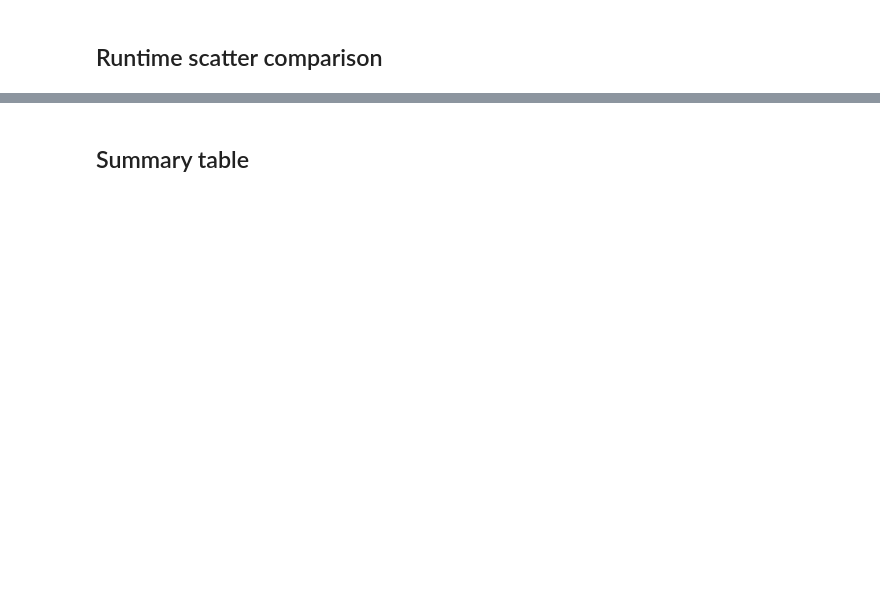
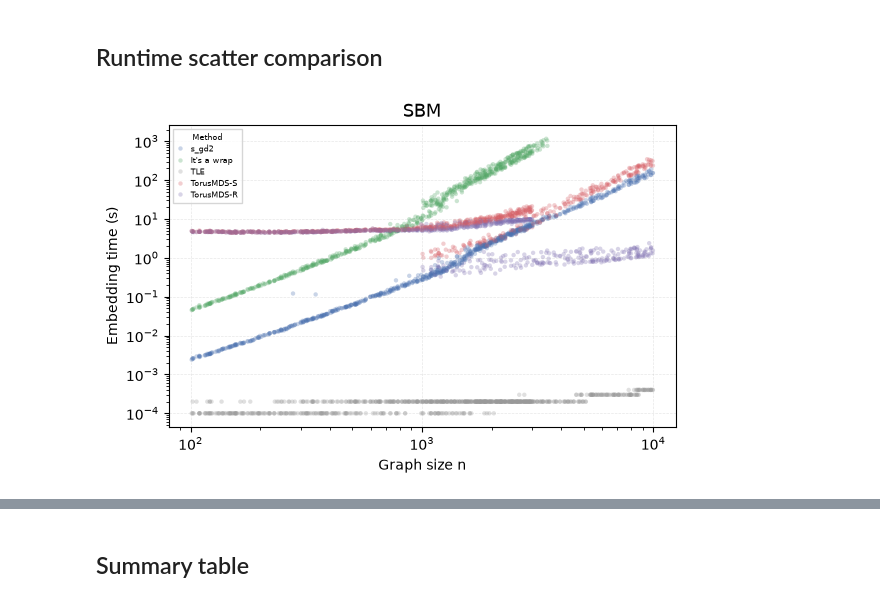
Before and after one commit to JacobLMiller/torus-mds, a Jupyter notebook: verification_experiments/sbm_results_normalized.ipynb, the cells around one changed output, grey strips where cells are left out. Drawn from its saved outputs; the diff is of its cells as text; code cells hidden in the pictures; blank space fills up the shorter version.

```diff
--- a/verification_experiments/sbm_results_normalized.ipynb
+++ b/verification_experiments/sbm_results_normalized.ipynb
@@ -176,49 +203,48 @@ plt.show()
 ## Runtime scatter comparison
 # %%
 import seaborn as sns
-from matplotlib.patches import Patch
 
 METHOD_DISPLAY_NAMES = {
     's_gd2': 's_gd2',
     'wrap_python': "It's a wrap",
     'TorusMDS_spectral_init': 'TLE',
     'TorusMDS_smart_1x_scale2': 'TorusMDS-S',
     'TorusMDS_random_1x_scale2': 'TorusMDS-R',
 }
+# Shared family markers, matching the runtime-scatter convention.
+FAMILY_MARKERS = {'SBM': 'o', 'GRG': 'X', 'SuiteSparse': 's'}
 
-def plot_runtime_scatter_comparison(df, methods, colors):
-    """Compare all algorithm runtimes in one log-log scatter plot."""
+def plot_runtime_scatter_comparison(df, methods, colors, family='SBM'):
+    """Compare algorithm runtimes; method labels and family marker follow the shared convention."""
     plot_data = df[df['method'].isin(methods)].copy()
 
     fig, ax = plt.subplots(figsize=(6, 4))
     sns.scatterplot(
         data=plot_data, x='n', y='t_embed',
         hue='method', hue_order=methods, palette=colors,
-        s=10, alpha=0.3, edgecolor='none', legend=False, ax=ax,
+        marker=FAMILY_MARKERS[family], s=10, alpha=0.3, edgecolor='none', ax=ax,
     )
 
-    legend_methods = [method for method in methods]
-    handles = [
-        Patch(facecolor=colors[method], edgecolor='none',
-              label=METHOD_DISPLAY_NAMES[method])
-        for method in legend_methods
-    ]
+    handles, labels = ax.get_legend_handles_labels()
+    labels = [METHOD_DISPLAY_NAMES.get(label, label) for label in labels]
     ax.legend(
-        handles=handles, title='Method', loc='upper left',
+        handles, labels, title='Method', loc='upper left',
         fontsize=6, title_fontsize=6, frameon=True, fancybox=False,
         borderpad=0.45, labelspacing=0.3, handlelength=0.9, handleheight=0.9,
     )
 
     ax.set_xscale('log')
     ax.set_yscale('log')
     ax.set_xlabel('Graph size n', fontsize=10)
     ax.set_ylabel('Embedding time (s)', fontsize=10)
-    ax.set_title('SBM', fontsize=13)
+    ax.set_title(family, fontsize=13)
     ax.grid(which='major', linestyle='--', alpha=0.3)
     fig.tight_layout()
     return fig, ax
 
 fig, ax = plot_runtime_scatter_comparison(df, METHODS, COLORS)
 fig.savefig(f'{RESULTS_PATH}/sbm_normalized_runtime_scatter_comparison.png', dpi=150, bbox_inches='tight')
 plt.show()
+# %% [output]
+[figure, added]
 # %%
```
Also changed, not shown: parts of 18 cells of this notebook, 4 other files.
